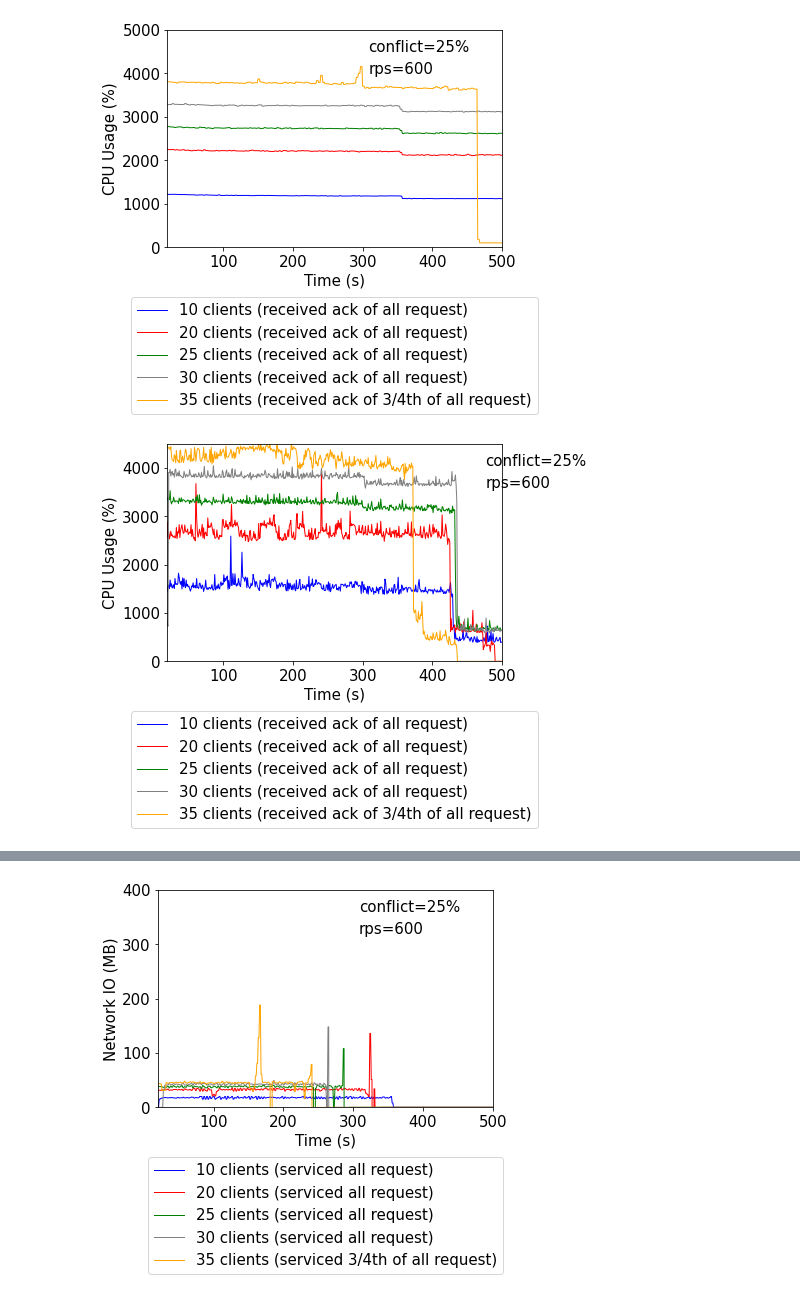
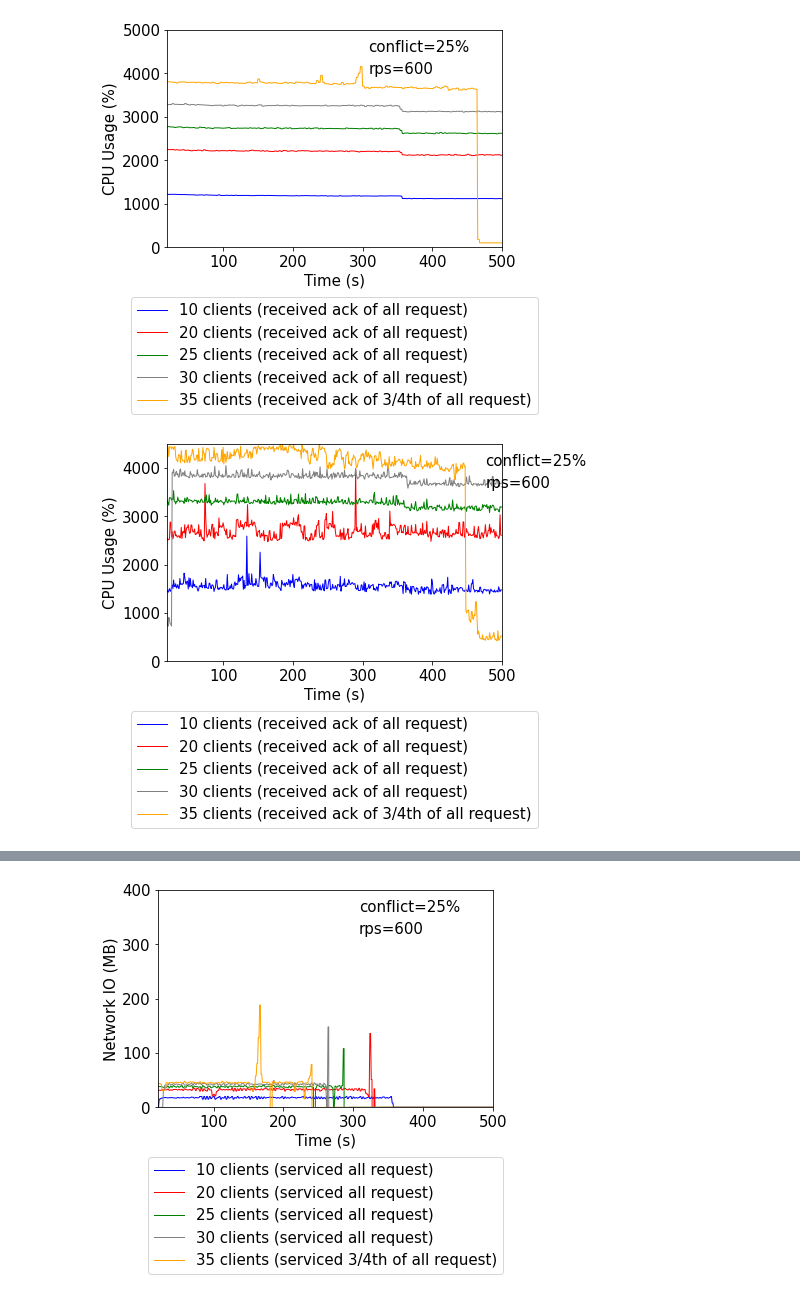
Before and after one commit to Santa-Maria-Shithil/EESYSTEM_TOC, a Jupyter notebook: scripts/All_Figure-Load-Updated-RPS.ipynb, the cells around one changed output, grey strips where cells are left out. Saved outputs shown, nothing was run; the diff lists cells and outputs as text; code cells hidden in the pictures.

```diff
--- a/scripts/All_Figure-Load-Updated-RPS.ipynb
+++ b/scripts/All_Figure-Load-Updated-RPS.ipynb
@@ -451,6 +451,10 @@ for line in myfile:
     try:
             y1.append(float(line))
             x1.append(j)
+            if j%6==0:
+                j=j+1
+                y1.append(float(line))
+                x1.append(j)
             j=j+1
             if j==500:
                 break
@@ -472,6 +476,10 @@ for line in myfile:
     try:
             y2.append(float(line))
             x2.append(j)
+            if j%6==0:
+                j=j+1
+                y2.append(float(line))
+                x2.append(j)
             j=j+1
             if j==500:
                 break
@@ -494,6 +502,10 @@ for line in myfile:
     try:
             y3.append(float(line))
             x3.append(j)
+            if j%6==0:
+                j=j+1
+                y3.append(float(line))
+                x3.append(j)
             j=j+1
             if j==500:
                 break
@@ -515,6 +527,10 @@ for line in myfile:
     try:
             y4.append(float(line))
             x4.append(j)
+            if j%6==0:
+                j=j+1
+                y4.append(float(line))
+                x4.append(j)
             j=j+1
             if j==500:
                 break
@@ -536,6 +552,10 @@ for line in myfile:
     try:
             y5.append(float(line))
             x5.append(j)
+            if j%6==0:
+                j=j+1
+                y5.append(float(line))
+                x5.append(j)
             j=j+1
             if j==500:
                 break
@@ -848,6 +1304,10 @@ for line in myfile:
     try:
             y1.append(float(line))
             x1.append(j)
+            if j%6==0:
+                j=j+1
+                y1.append(float(line))
+                x1.append(j)
             j=j+1
             if j==500:
                 break
@@ -869,6 +1329,10 @@ for line in myfile:
     try:
             y2.append(float(line))
             x2.append(j)
+            if j%6==0:
+                j=j+1
+                y2.append(float(line))
+                x2.append(j)
             j=j+1
             if j==500:
                 break
@@ -891,6 +1355,10 @@ for line in myfile:
     try:
             y3.append(float(line))
             x3.append(j)
+            if j%6==0:
+                j=j+1
+                y3.append(float(line))
+                x3.append(j)
             j=j+1
             if j==500:
                 break
@@ -912,6 +1380,10 @@ for line in myfile:
     try:
             y4.append(float(line))
             x4.append(j)
+            if j%6==0:
+                j=j+1
+                y4.append(float(line))
+                x4.append(j)
             j=j+1
             if j==500:
                 break
@@ -933,6 +1405,10 @@ for line in myfile:
     try:
             y5.append(float(line))
             x5.append(j)
+            if j%6==0:
+                j=j+1
+                y5.append(float(line))
+                x5.append(j)
             j=j+1
             if j==500:
                 break
@@ -958,31 +1434,31 @@ plt.rc('axes', titlesize=SMALL_SIZE)     # fontsize of the axes title
 plt.rc('axes', labelsize=SMALL_SIZE)    # fontsize of the x and y labels
 plt.rc('xtick', labelsize=SMALL_SIZE)    # fontsize of the tick labels
 plt.rc('ytick', labelsize=SMALL_SIZE)    # fontsize of the tick labels
 plt.rc('legend', fontsize=SMALL_SIZE)    # legend fontsize
 plt.rc('figure', titlesize=SMALL_SIZE)
 
 
 
 plt.plot(x1, y1, color='blue', linestyle='solid', linewidth = 1, label='10 clients (received ack of all request)')
 plt.plot(x2, y2, color='red', linestyle='solid', linewidth = 1, label='20 clients (received ack of all request)')
 plt.plot(x3, y3, color='green', linestyle='solid', linewidth = 1, label='25 clients (received ack of all request)')
 plt.plot(x4, y4, color='gray', linestyle='solid', linewidth = 1, label='30 clients (received ack of all request)')
 plt.plot(x5, y5, color='orange', linestyle='solid', linewidth = 1, label='35 clients (received ack of 3/4th of all request)')
 
 
 plt.xlabel('Time (s)')
 plt.annotate('conflict=25%', xy = (0.95, 0.9), xycoords='axes fraction')
 plt.annotate('rps=600', xy = (0.95, 0.8), xycoords='axes fraction')
 # naming the y axis
 plt.ylabel('CPU Usage (%)')
 
 #plt.title('Overall CPU Usage of the Client Machine with Different Amount of Load', y=-0.9)
 
 
 plt.legend(loc="lower center", bbox_to_anchor=(0.5, -0.8));
 # function to show the plot
 plt.show()
 # function to show the plot
 plt.show()
 # %% [output]
-[figure, old version]
+[figure, new version]
```
Also changed, not shown: parts of 6 cells of this notebook, 7 other files.
